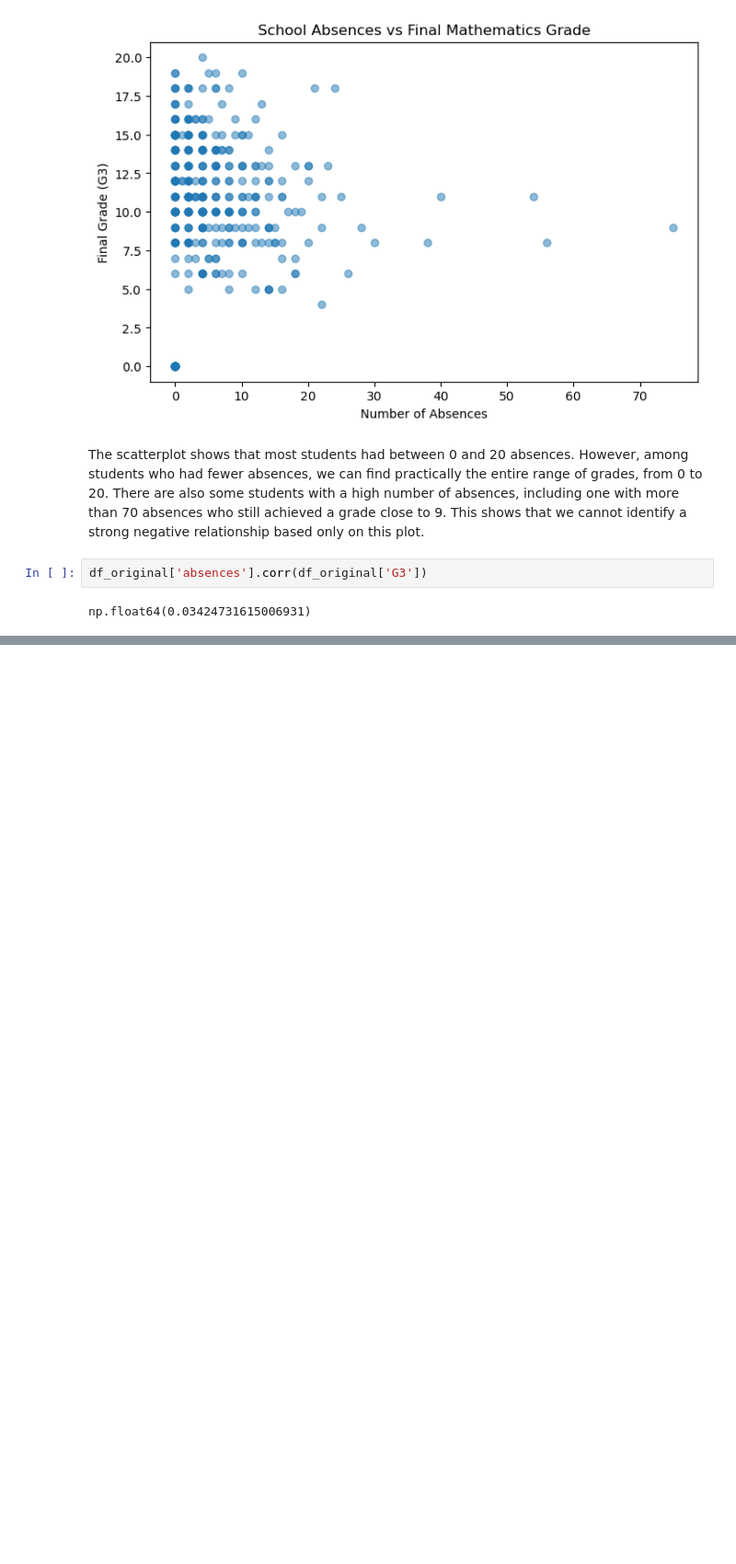
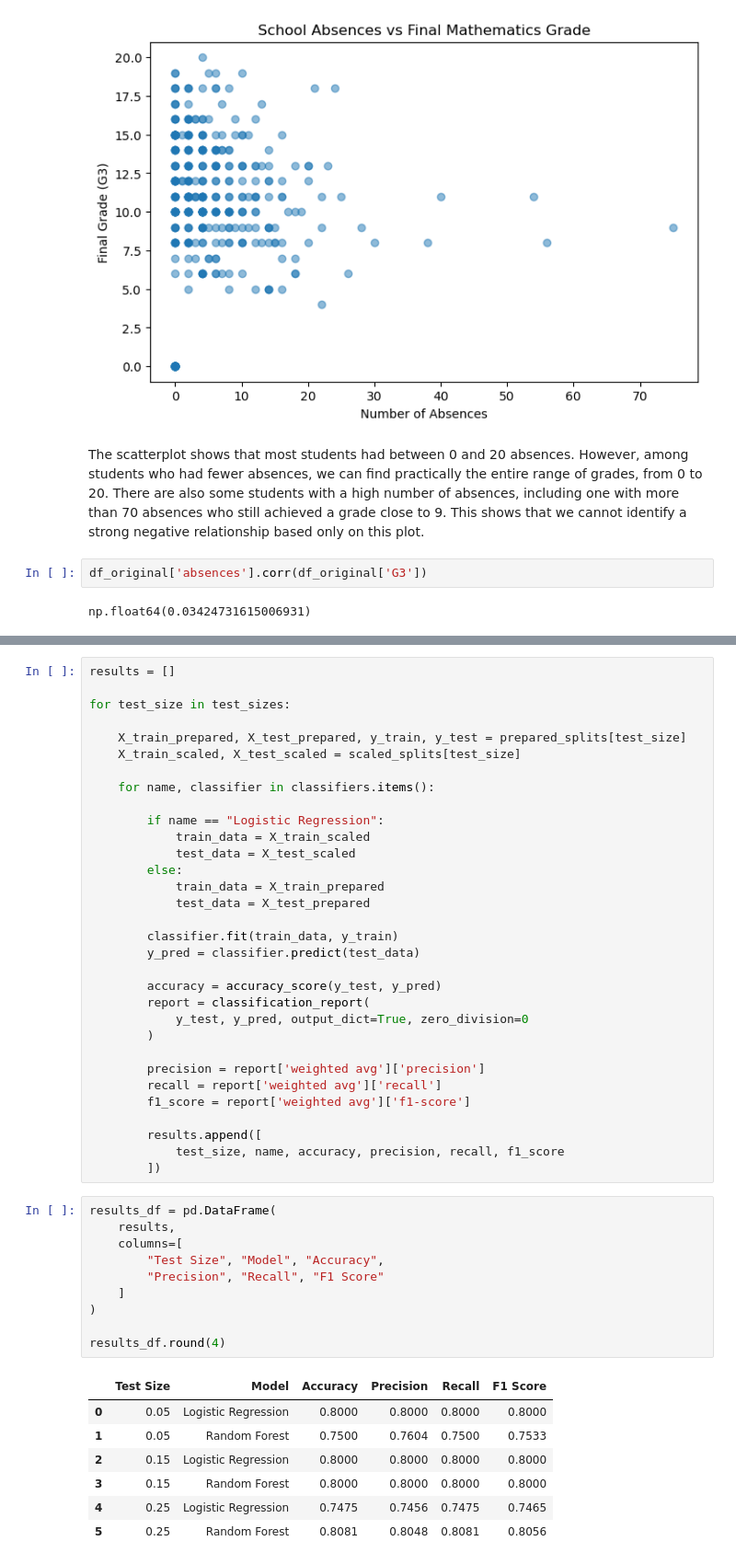
Before and after one commit to sba23349-spec/CA1_MachineLearning_sba23349, a Jupyter notebook: CA1-ML-sba23349.ipynb, the cells around one changed output, grey strips where cells are left out. Shown at 92% size. Saved outputs shown, nothing was run; the diff lists cells and outputs as text; blank space fills up the shorter version.

```diff
--- a/CA1-ML-sba23349.ipynb
+++ b/CA1-ML-sba23349.ipynb
@@ -312,0 +759,50 @@ np.float64(0.03424731615006931)
+# %%
+results = []
+
+for test_size in test_sizes:
+
+    X_train_prepared, X_test_prepared, y_train, y_test = prepared_splits[test_size]
+    X_train_scaled, X_test_scaled = scaled_splits[test_size]
+
+    for name, classifier in classifiers.items():
+
+        if name == "Logistic Regression":
+            train_data = X_train_scaled
+            test_data = X_test_scaled
+        else:
+            train_data = X_train_prepared
+            test_data = X_test_prepared
+
+        classifier.fit(train_data, y_train)
+        y_pred = classifier.predict(test_data)
+
+        accuracy = accuracy_score(y_test, y_pred)
+        report = classification_report(
+            y_test, y_pred, output_dict=True, zero_division=0
+        )
+
+        precision = report['weighted avg']['precision']
+        recall = report['weighted avg']['recall']
+        f1_score = report['weighted avg']['f1-score']
+
+        results.append([
+            test_size, name, accuracy, precision, recall, f1_score
+        ])
+# %%
+results_df = pd.DataFrame(
+    results,
+    columns=[
+        "Test Size", "Model", "Accuracy",
+        "Precision", "Recall", "F1 Score"
+    ]
+)
+
+results_df.round(4)
+# %% [output]
+|  | Test Size | Model | Accuracy | Precision | Recall | F1 Score |
+| 0 | 0.05 | Logistic Regression | 0.8000 | 0.8000 | 0.8000 | 0.8000 |
+| 1 | 0.05 | Random Forest | 0.7500 | 0.7604 | 0.7500 | 0.7533 |
+| 2 | 0.15 | Logistic Regression | 0.8000 | 0.8000 | 0.8000 | 0.8000 |
+| 3 | 0.15 | Random Forest | 0.8000 | 0.8000 | 0.8000 | 0.8000 |
+| 4 | 0.25 | Logistic Regression | 0.7475 | 0.7456 | 0.7475 | 0.7465 |
+| 5 | 0.25 | Random Forest | 0.8081 | 0.8048 | 0.8081 | 0.8056 |
```
Also changed, not shown: parts of 39 cells of this notebook.
